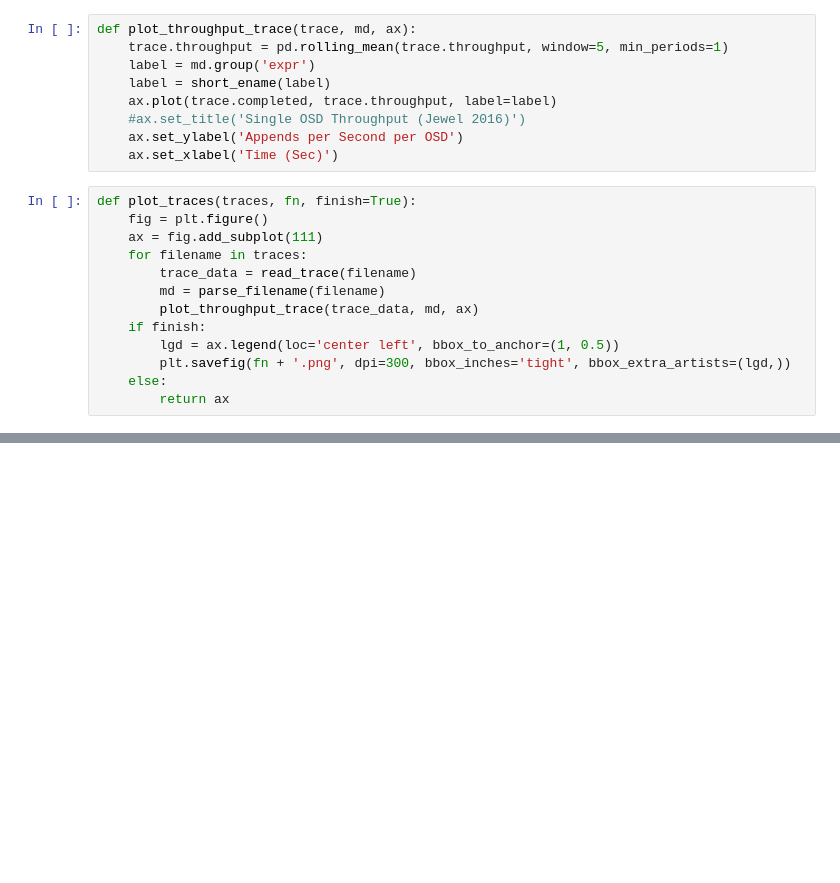
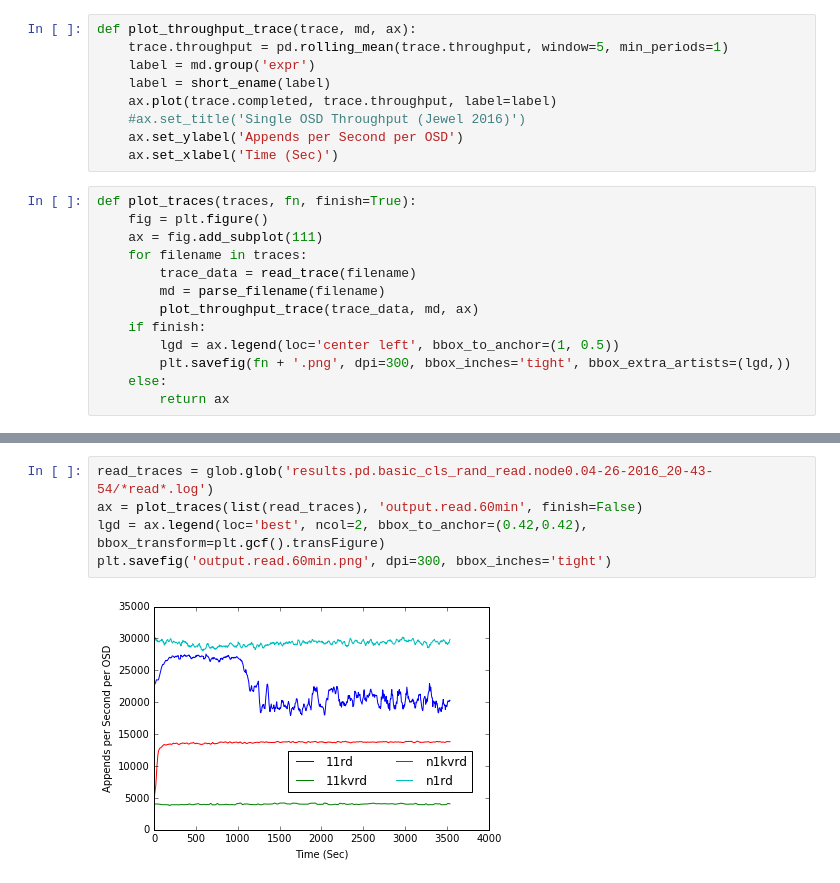
Before and after one commit to michaelsevilla/zlog-popper, a Jupyter notebook: experiments/basic-cls-rand-read/visualize.ipynb, the cells around one changed output, grey strips where cells are left out. Drawn from its saved outputs; the diff is of its cells as text; blank space fills up the shorter version.

```diff
--- a/experiments/basic-cls-rand-read/visualize.ipynb
+++ b/experiments/basic-cls-rand-read/visualize.ipynb
@@ -75,0 +81,7 @@ plot_traces(list(traces), 'output.pool.reset')
+# %%
+read_traces = glob.glob('results.pd.basic_cls_rand_read.node0.04-26-2016_20-43-54/*read*.log')
+ax = plot_traces(list(read_traces), 'output.read.60min', finish=False)
+lgd = ax.legend(loc='best', ncol=2, bbox_to_anchor=(0.42,0.42), bbox_transform=plt.gcf().transFigure)
+plt.savefig('output.read.60min.png', dpi=300, bbox_inches='tight')
+# %% [output]
+[figure, added]
```
Also changed, not shown: parts of 3 cells of this notebook, 4 other files.
